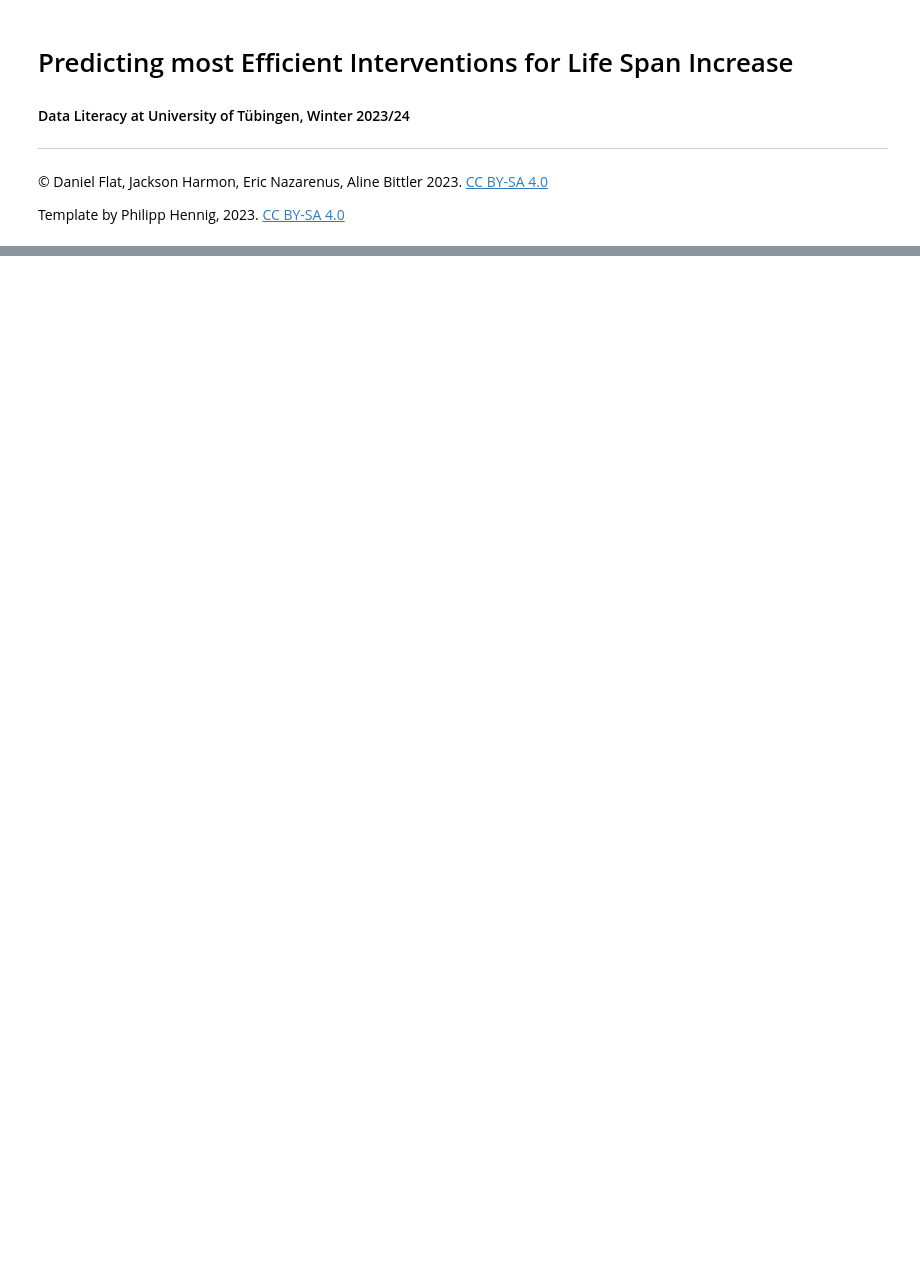
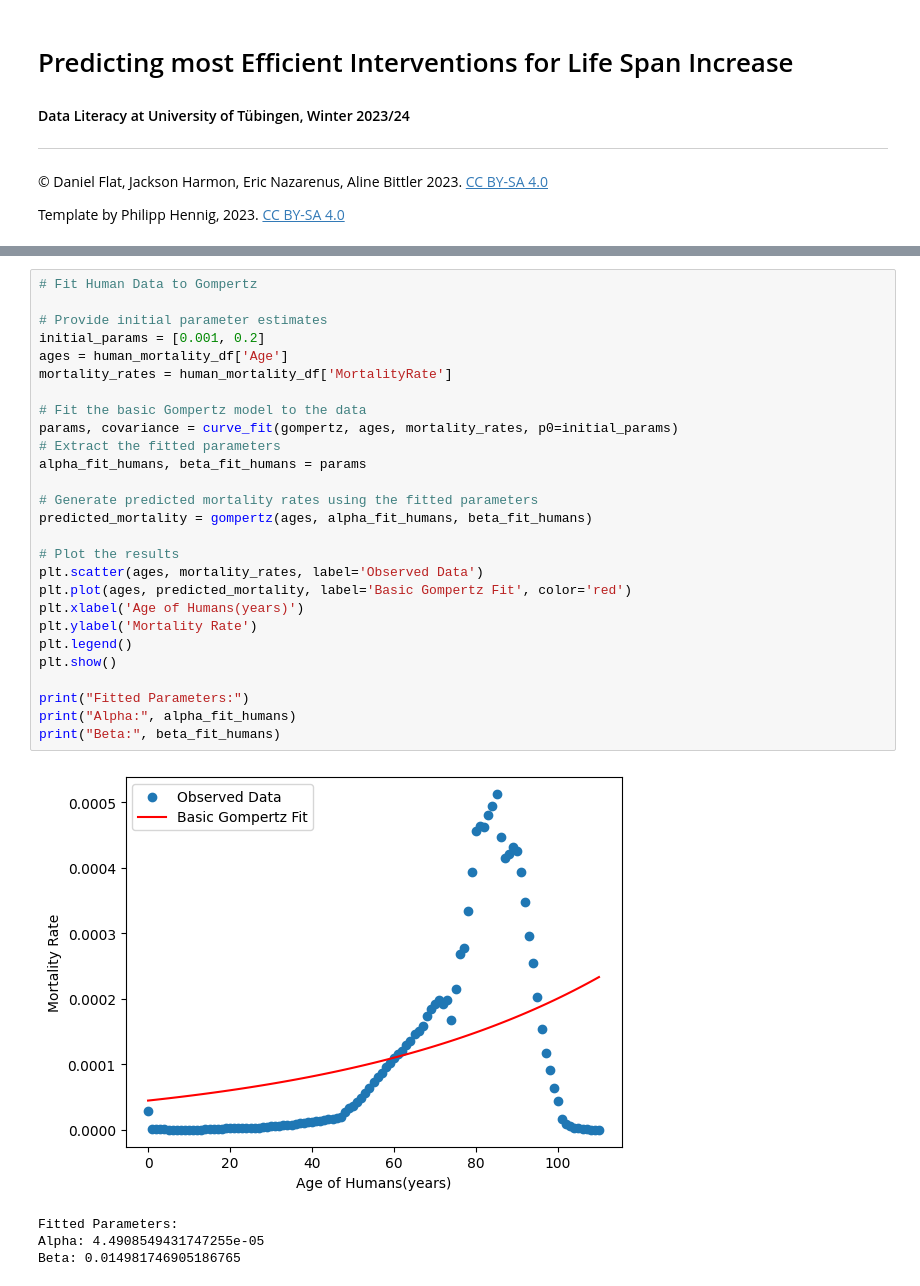
Before and after one commit to shs2017/Data-Literacy, a Jupyter notebook: Lifespans_ITP1.ipynb, the cells around one changed output, grey strips where cells are left out. Drawn from its saved outputs; the diff is of its cells as text; blank space fills up the shorter version.

```diff
--- a/Lifespans_ITP1.ipynb
+++ b/Lifespans_ITP1.ipynb
@@ -36,0 +194,32 @@ csv_input
+# %%
+# Fit Human Data to Gompertz
+
+# Provide initial parameter estimates
+initial_params = [0.001, 0.2]
+ages = human_mortality_df['Age']
+mortality_rates = human_mortality_df['MortalityRate']
+
+# Fit the basic Gompertz model to the data
+params, covariance = curve_fit(gompertz, ages, mortality_rates, p0=initial_params)
+# Extract the fitted parameters
+alpha_fit_humans, beta_fit_humans = params
+
+# Generate predicted mortality rates using the fitted parameters
+predicted_mortality = gompertz(ages, alpha_fit_humans, beta_fit_humans)
+
+# Plot the results
+plt.scatter(ages, mortality_rates, label='Observed Data')
+plt.plot(ages, predicted_mortality, label='Basic Gompertz Fit', color='red')
+plt.xlabel('Age of Humans(years)')
+plt.ylabel('Mortality Rate')
+plt.legend()
+plt.show()
+
+print("Fitted Parameters:")
+print("Alpha:", alpha_fit_humans)
+print("Beta:", beta_fit_humans)
+# %% [output]
+[figure, added]
+Fitted Parameters:
+Alpha: 4.4908549431747255e-05
+Beta: 0.014981746905186765
```
Also changed, not shown: parts of 11 cells of this notebook, 2 other files.
